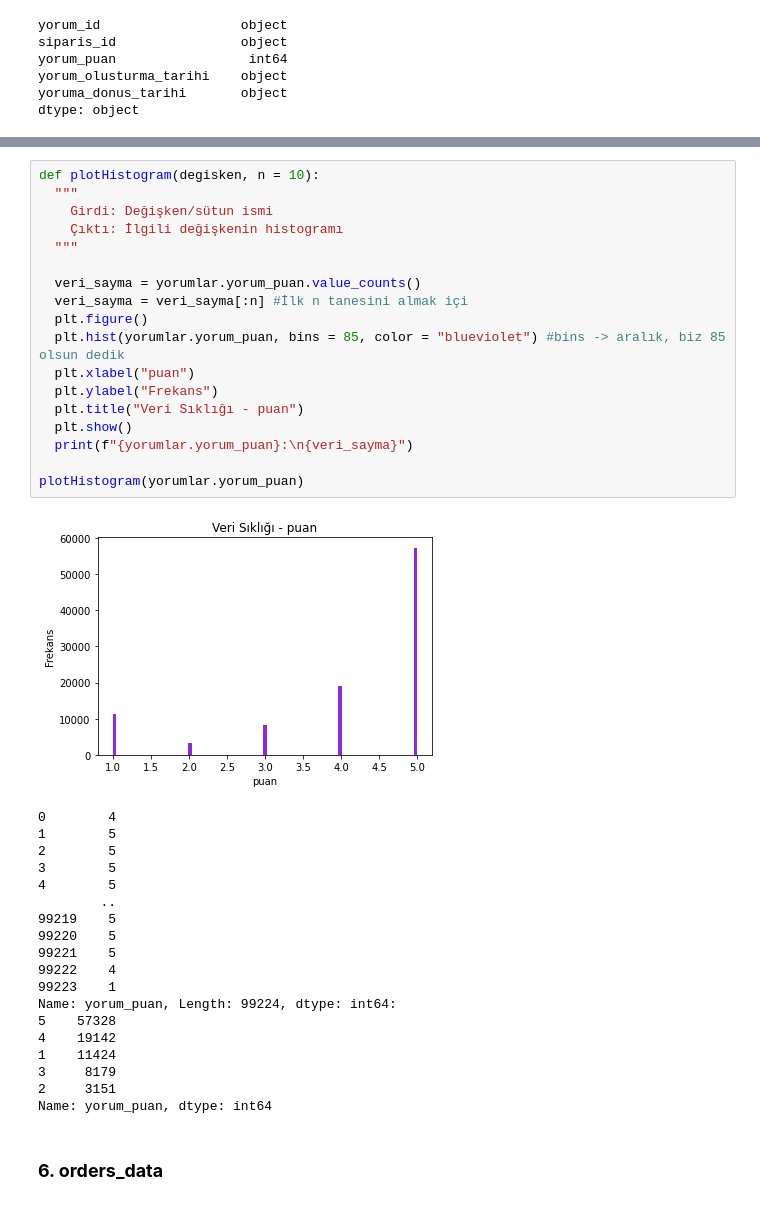
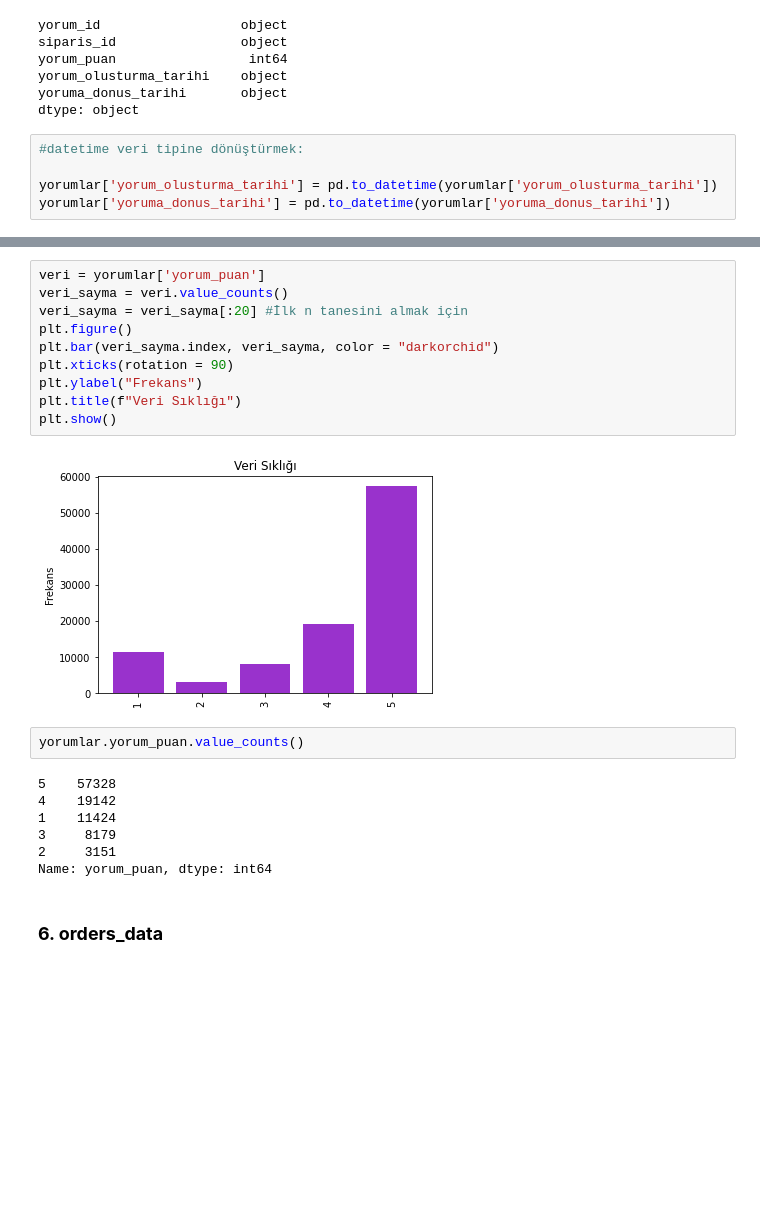
Before and after one commit to sudeokumus/womenintech_python_bitirme_projesi, a Jupyter notebook: analizler.ipynb, the cells around one changed output, grey strips where cells are left out. Saved outputs shown, nothing was run; the diff lists cells and outputs as text; blank space fills up the shorter version.

```diff
--- a/ayrintilar.ipynb
+++ b/analizler.ipynb
@@ -926,3 +921,8 @@ yorum_puan                 int64
 yorum_olusturma_tarihi    object
 yoruma_donus_tarihi       object
 dtype: object
+# %%
+#datetime veri tipine dönüştürmek:
+
+yorumlar['yorum_olusturma_tarihi'] = pd.to_datetime(yorumlar['yorum_olusturma_tarihi'])
+yorumlar['yoruma_donus_tarihi'] = pd.to_datetime(yorumlar['yoruma_donus_tarihi'])
@@ -1008,41 +985,24 @@ Name: yoruma_donus_tarihi, dtype: int64
 # %%
-def plotHistogram(degisken, n = 10):
-  """
-    Girdi: Değişken/sütun ismi
-    Çıktı: İlgili değişkenin histogramı
-  """
-
-  veri_sayma = yorumlar.yorum_puan.value_counts()
-  veri_sayma = veri_sayma[:n] #İlk n tanesini almak içi
-  plt.figure()
-  plt.hist(yorumlar.yorum_puan, bins = 85, color = "blueviolet") #bins -> aralık, biz 85 olsun dedik
-  plt.xlabel("puan")
-  plt.ylabel("Frekans")
-  plt.title("Veri Sıklığı - puan")
-  plt.show()
-  print(f"{yorumlar.yorum_puan}:\n{veri_sayma}")
-
-plotHistogram(yorumlar.yorum_puan)
+veri = yorumlar['yorum_puan']
+veri_sayma = veri.value_counts()
+veri_sayma = veri_sayma[:20] #İlk n tanesini almak için
+plt.figure()
+plt.bar(veri_sayma.index, veri_sayma, color = "darkorchid")
+plt.xticks(rotation = 90)
+plt.ylabel("Frekans")
+plt.title(f"Veri Sıklığı")
+plt.show()
 # %% [output]
-[figure, old version]
+[figure, new version]
-0        4
-1        5
-2        5
-3        5
-4        5
-        ..
-99219    5
-99220    5
-99221    5
-99222    4
-99223    1
-Name: yorum_puan, Length: 99224, dtype: int64:
-5    57328
-4    19142
-1    11424
-3     8179
-2     3151
-Name: yorum_puan, dtype: int64
+# %%
+yorumlar.yorum_puan.value_counts()
+# %% [output]
+5    57328
+4    19142
+1    11424
+3     8179
+2     3151
+Name: yorum_puan, dtype: int64
 # %% [markdown]
 ### **6. orders_data**
 # %%
```
Also changed, not shown: parts of 69 cells of this notebook, 5 other files.
